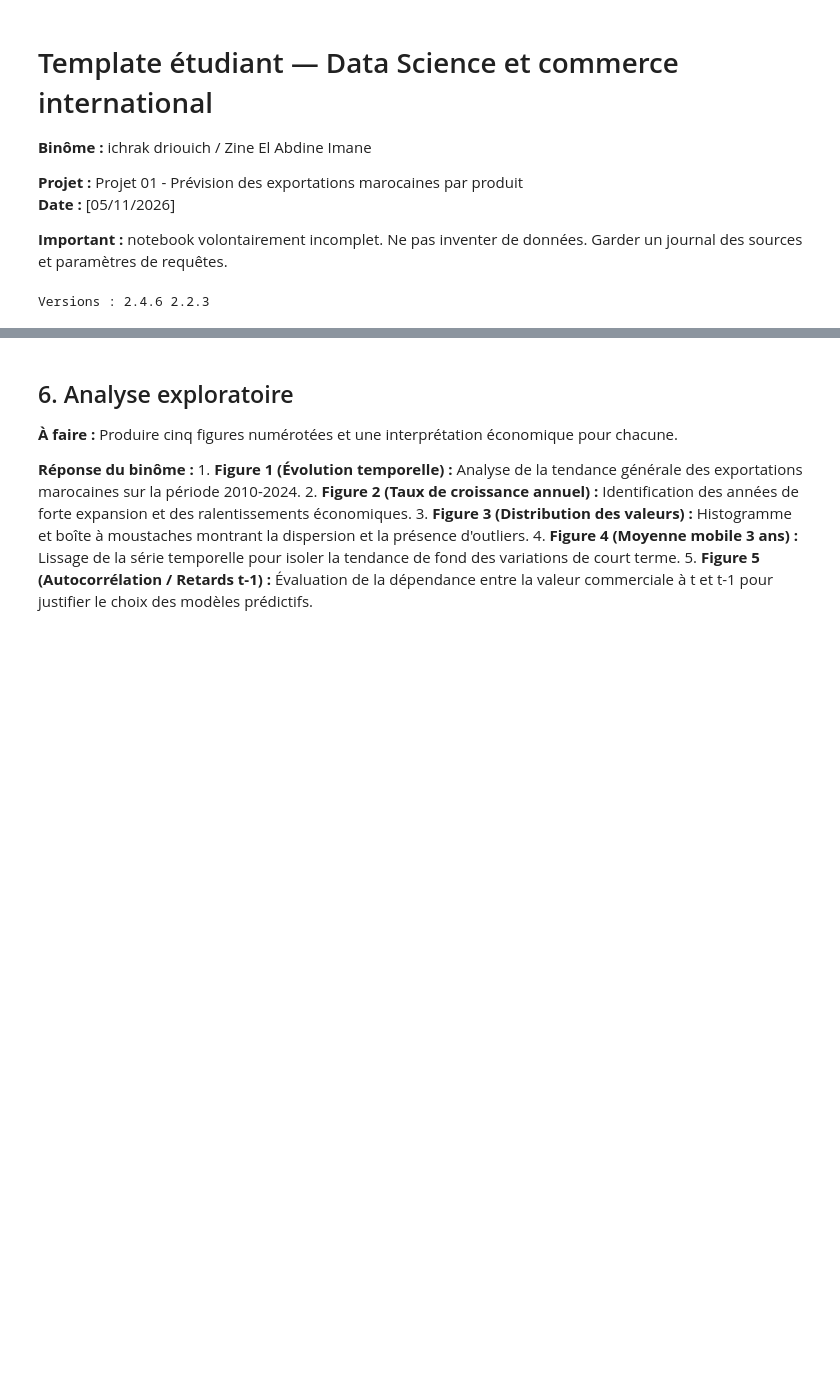
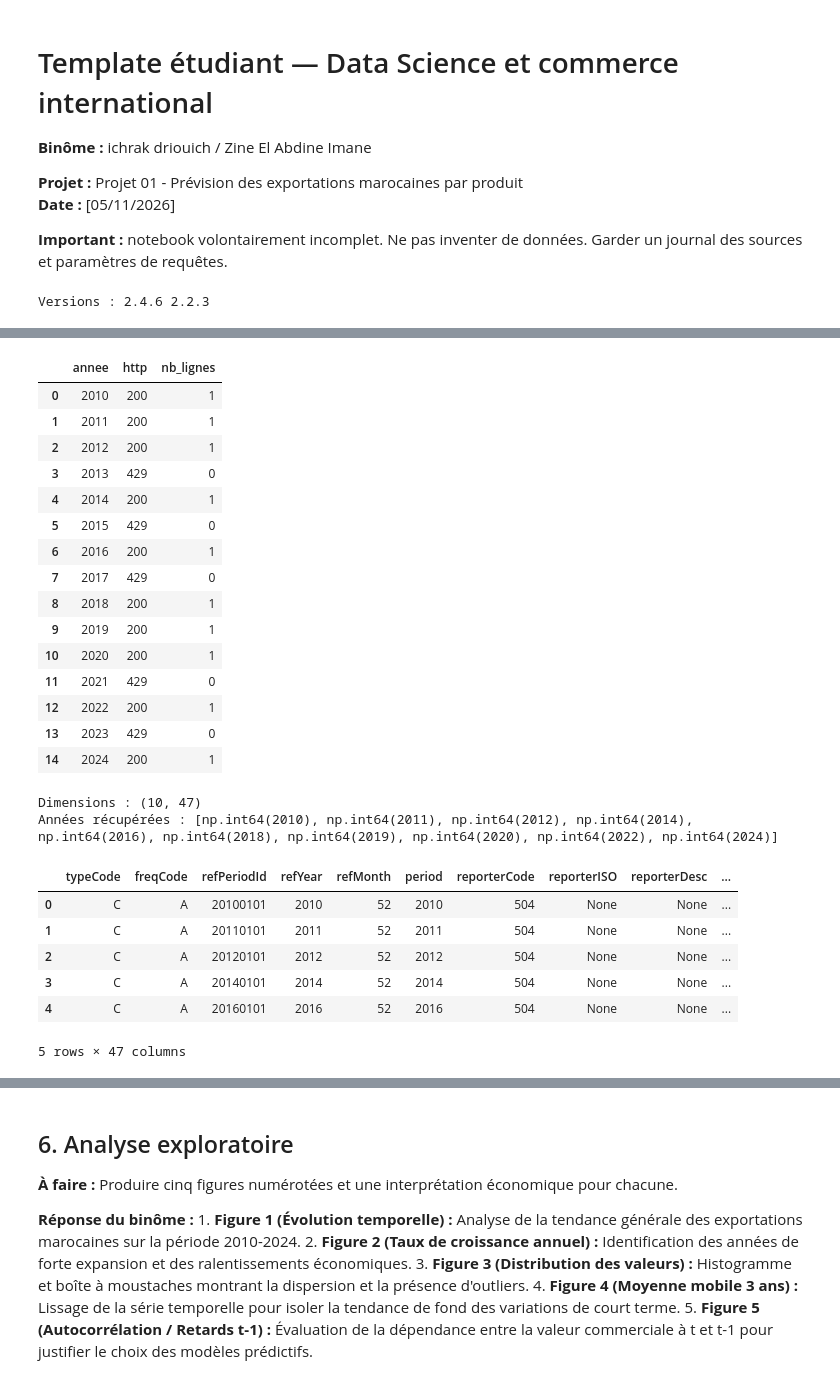
Before and after one commit to ichrak2671/Projet_DataScience_Maroc, a Jupyter notebook: Copie_de_Copie_de_Copie_de_Template_Projet_DataScience_Colab.ipynb, the cells around one changed output, grey strips where cells are left out. Drawn from its saved outputs; the diff is of its cells as text; code cells hidden in the pictures; blank space fills up the shorter version.

```diff
--- a/Copie_de_Copie_de_Copie_de_Template_Projet_DataScience_Colab.ipynb
+++ b/Copie_de_Copie_de_Copie_de_Template_Projet_DataScience_Colab.ipynb
@@ -87,3 +60,63 @@ Chargement réussi ! Dimensions du jeu de données : (1, 47)
+# %%
+import time
+import requests
+import pandas as pd
+
+URL = "https://comtradeapi.un.org/public/v1/preview/C/A/HS"
+journal, morceaux = [], []
+
+for annee in range(2010, 2025):
+    params = {"reporterCode": 504, "period": annee, "partnerCode": 0,
+              "cmdCode": "07", "flowCode": "X"}
+    try:
+        r = requests.get(URL, params=params, timeout=30)
+        lignes = []
+        if r.status_code == 200:
+            lignes = r.json().get("data", [])
+            if lignes:
+                morceaux.append(pd.DataFrame(lignes))
+        journal.append({"annee": annee, "http": r.status_code, "nb_lignes": len(lignes)})
+    except Exception as e:
+        journal.append({"annee": annee, "http": f"erreur: {e}", "nb_lignes": 0})
+    time.sleep(1.5)  # respecter les limites de fréquence
+
+journal = pd.DataFrame(journal)
+display(journal)
+
+if not morceaux:
+    raise RuntimeError("Aucune donnée récupérée : ne pas inventer de série. "
+                       "Vérifier quota/API ou appliquer le Plan B (voir catalogue).")
+
+donnees = pd.concat(morceaux, ignore_index=True)
+print("Dimensions :", donnees.shape)
+print("Années récupérées :", sorted(pd.to_numeric(donnees["period"]).unique()))
+display(donnees.head())
+# %% [output]
+|  | annee | http | nb_lignes |
+| 0 | 2010 | 200 | 1 |
+| 1 | 2011 | 200 | 1 |
+| 2 | 2012 | 200 | 1 |
+| 3 | 2013 | 429 | 0 |
+| 4 | 2014 | 200 | 1 |
+| 5 | 2015 | 429 | 0 |
+| 6 | 2016 | 200 | 1 |
+| 7 | 2017 | 429 | 0 |
+| 8 | 2018 | 200 | 1 |
+| 9 | 2019 | 200 | 1 |
+| 10 | 2020 | 200 | 1 |
+| 11 | 2021 | 429 | 0 |
+| 12 | 2022 | 200 | 1 |
+| 13 | 2023 | 429 | 0 |
+| 14 | 2024 | 200 | 1 |
+Dimensions : (10, 47)
+Années récupérées : [np.int64(2010), np.int64(2011), np.int64(2012), np.int64(2014), np.int64(2016), np.int64(2018), np.int64(2019), np.int64(2020), np.int64(2022), np.int64(2024)]
+|  | typeCode | freqCode | refPeriodId | refYear | refMonth | period | reporterCode | reporterISO | reporterDesc | ... |
+| 0 | C | A | 20100101 | 2010 | 52 | 2010 | 504 | None | None | ... |
+| 1 | C | A | 20110101 | 2011 | 52 | 2011 | 504 | None | None | ... |
+| 2 | C | A | 20120101 | 2012 | 52 | 2012 | 504 | None | None | ... |
+| 3 | C | A | 20140101 | 2014 | 52 | 2014 | 504 | None | None | ... |
+| 4 | C | A | 20160101 | 2016 | 52 | 2016 | 504 | None | None | ... |
+5 rows × 47 columns
 # %% [markdown]
 ## 4. Dictionnaire de variables
 
```
Also changed, not shown: parts of 34 cells of this notebook.
